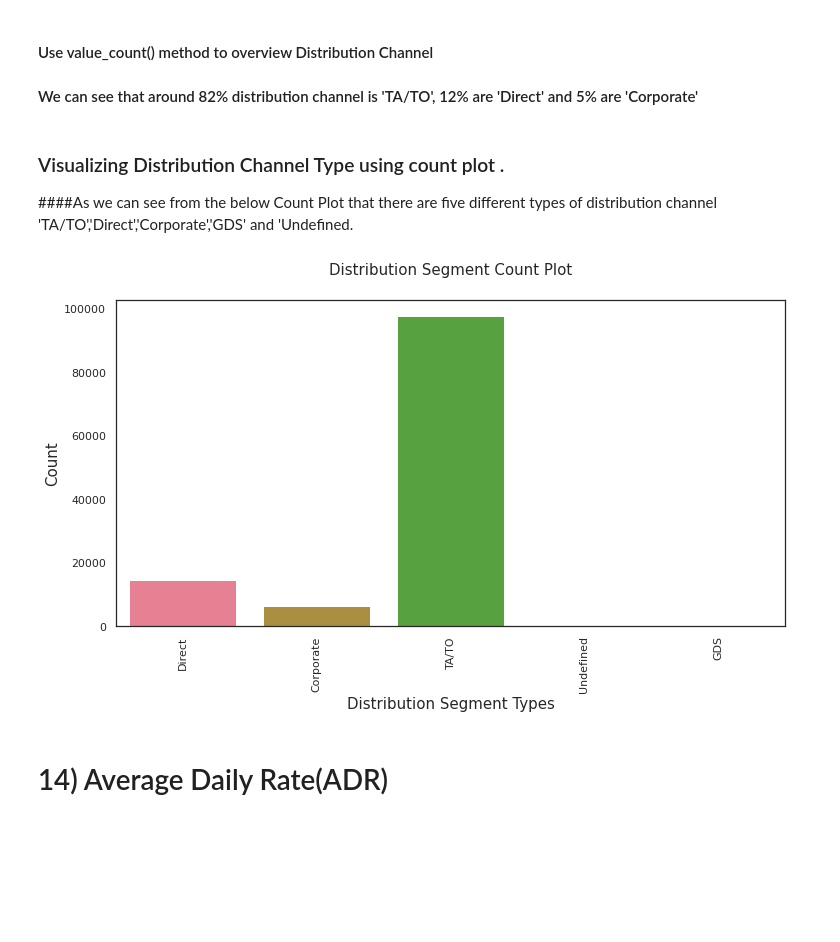
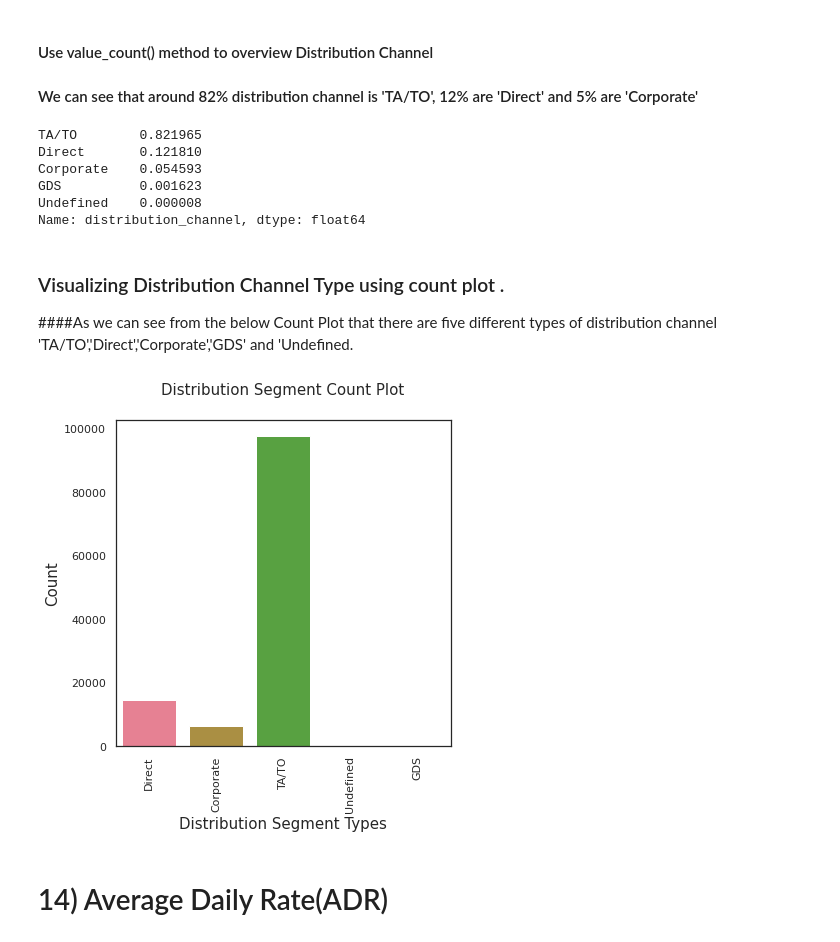
Before and after one commit to mdabushad/Hotel-Booking-Analysis-EDA-Capstone, a Jupyter notebook: data_machines_Hotel_Booking_Analysis_Capstone_Project.ipynb, the cells around one changed output. Saved outputs shown, nothing was run; the diff lists cells and outputs as text; code cells hidden in the pictures; blank space fills up the shorter version.

```diff
--- a/data_machines_Hotel_Booking_Analysis_Capstone_Project.ipynb
+++ b/data_machines_Hotel_Booking_Analysis_Capstone_Project.ipynb
@@ -466,0 +467,8 @@ Name: is_repeated_guest, dtype: float64
+# %%
+#Converting 0 and 1 as 'Non-Repeated' and 'Repeated' respectively
+df['is_repeated_guest'].replace({0:'Non-Repeated',1:'Repeated'}, inplace= True)
+
+sns.set_palette('Accent')
+df['is_repeated_guest'].value_counts().plot(kind='pie',autopct="%1.1f%%", figsize = (12,7), )
+plt.legend()
+plt.title('Variation of Repeated and Non-Repeated Guests')
@@ -542,6 +567,13 @@ plt.show()
 #### We can see that around 82% distribution channel is 'TA/TO', 12% are 'Direct' and 5% are 'Corporate'
 # %%
 df['distribution_channel'].value_counts(normalize=True)
+# %% [output]
+TA/TO        0.821965
+Direct       0.121810
+Corporate    0.054593
+GDS          0.001623
+Undefined    0.000008
+Name: distribution_channel, dtype: float64
 # %% [markdown]
 ### Visualizing Distribution Channel Type using count plot .
 
@@ -549,19 +581,21 @@ df['distribution_channel'].value_counts(normalize=True)
 # %%
 sns.set_context('notebook')
 sns.set_style("white")
 sns.set_palette('husl')
+
+plt.figure(figsize=(6,6))
 
 g = sns.countplot(x ='distribution_channel', data = df)
 
 g.set_xlabel('Distribution Segment Types',fontsize = 15)
 g.set_ylabel('Count',fontsize = 15)
 g.set_title('Distribution Segment Count Plot', fontsize = 15, y = 1.06)
 
 plt.xticks(rotation = 90)
 
 plt.show()
 # %% [output]
-[figure, old version]
+[figure, new version]
 # %% [markdown]
 # 14) Average Daily Rate(ADR)
 # %% [markdown]
```
Also changed, not shown: parts of 6 cells of this notebook.
